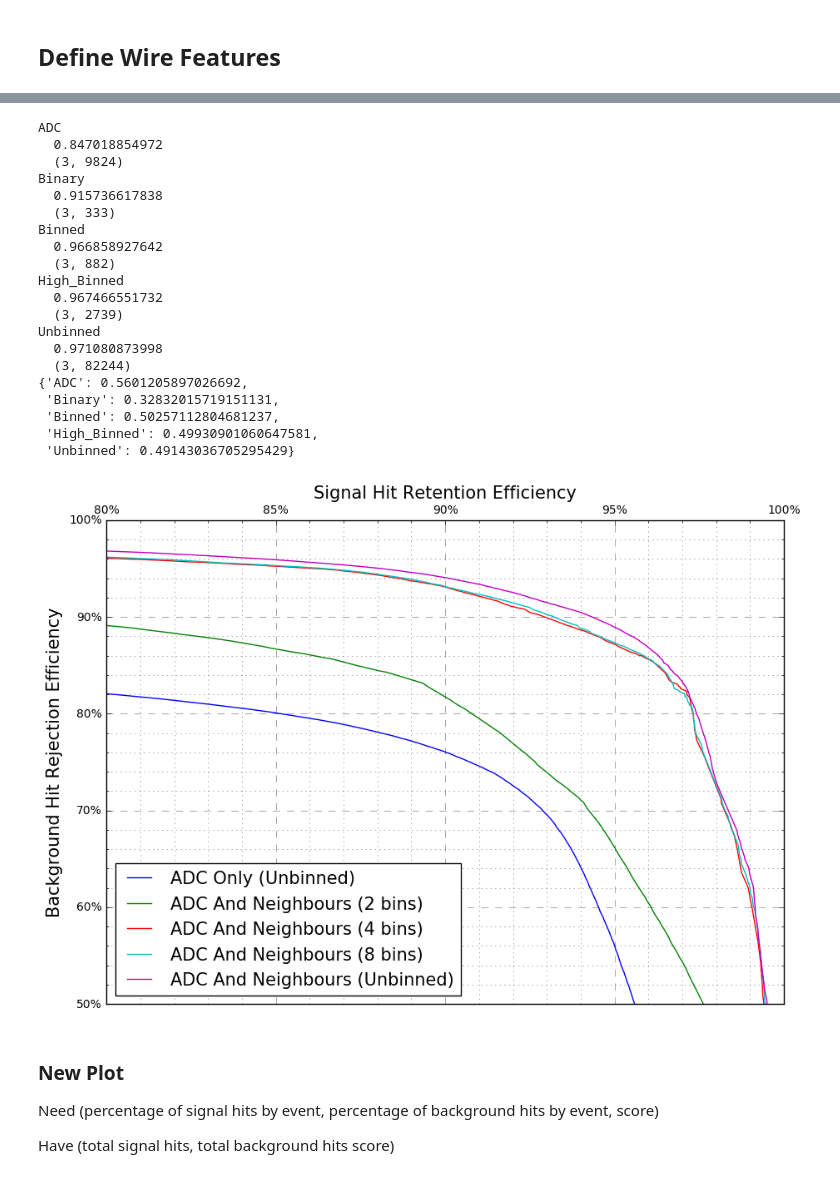
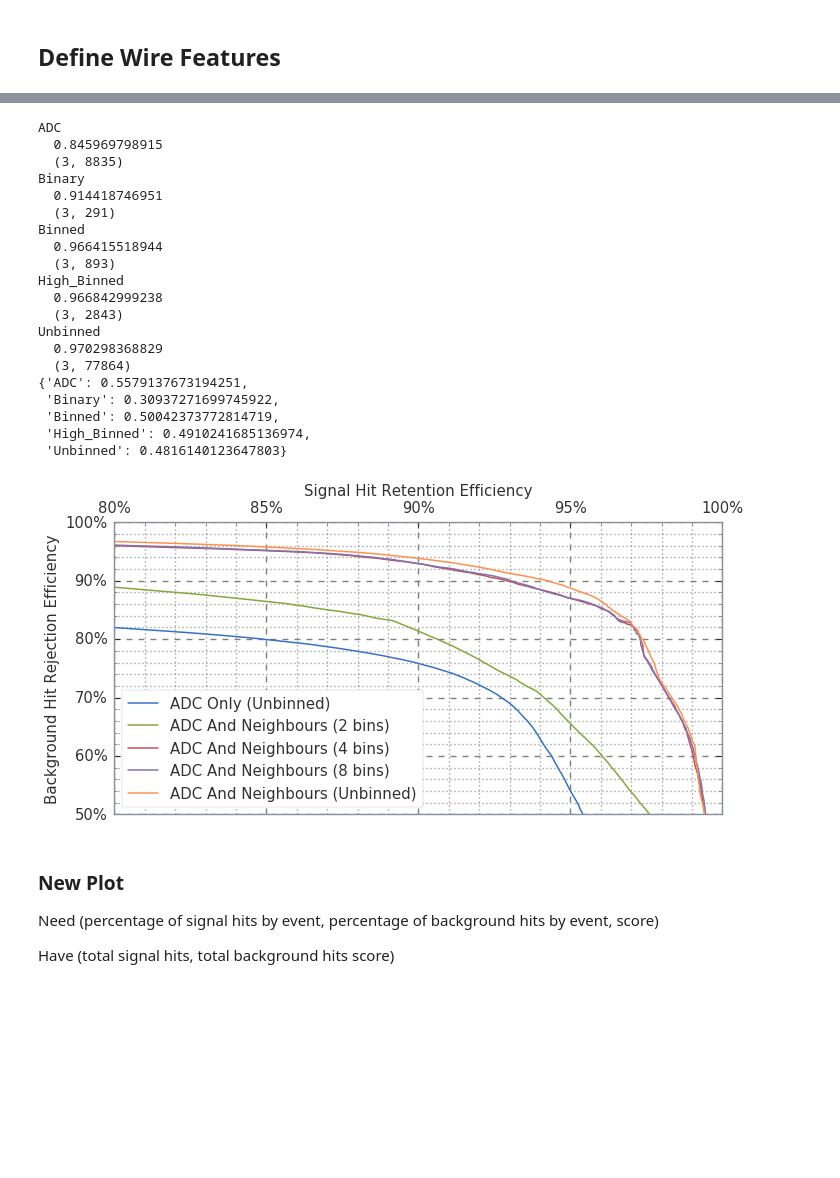
Before and after one commit to ewengillies/track-finding-yandex, a Jupyter notebook: notebooks/BonsaiBDT.ipynb, the cells around one changed output, grey strips where cells are left out. Cells and saved outputs as stored; diff of their text form; code cells hidden in the pictures; blank space fills up the shorter version.

Commit message:
BBDT working at board level

```diff
--- a/notebooks/BonsaiBDT.ipynb
+++ b/notebooks/BonsaiBDT.ipynb
@@ -192 +164,4 @@ test_s_evt_samp_masks, test_s_hit_masks = reset_masks(test_s_evt_samp, test_s.cd
+# %%
+import matplotlib as mpl
+mpl.rcParams['legend.facecolor'] = 'inherit'
 # %%
@@ -402,7 +398,6 @@ show()
 # %%
 f_size = 10
 plot_set_font(size=f_size)
-figsize(7*1.5, 5*1.5)
 curve_dict = dict()
 
 cla_dict = {}
@@ -413,54 +408,54 @@ cla_dict["High_Binned"] = "ADC And Neighbours (8 bins)"
 cla_dict["Unbinned"] = "ADC And Neighbours (Unbinned)"
 threshold_dict = {}
 
 
 for cla in factory.keys():
     pred = None
     if cla == "ADC":
-        pred =  1.0/np.log10(test_s.cdc.get_measurement(test_s.cdc.edep_name, events=test_s_evt_samp[0]))
+        pred =  1/np.log10(1+test_s.cdc.get_measurement(test_s.cdc.edep_name, events=test_s_evt_samp[0]))
     else:
         pred = bbdt_diagnostics.prediction[cla][:,1]
     plot_roc_curve(bbdt_diagnostics.target,
                    pred,
                    label=cla_dict[cla],
                    zoom=True,
                    zoom_x_lims=[80,100],
                    zoom_y_lims=[50,100],
                    datum_label="Hit")
 
-    print cla
-    print "  {}".format(roc_auc_score(bbdt_diagnostics.target,
-                                      pred))
+    print(cla)
+    print("  {}".format(roc_auc_score(bbdt_diagnostics.target,
+                                      pred)))
     curve = roc_curve(bbdt_diagnostics.target,
                                 pred)
-    print "  {}".format(np.array(curve).shape)
+    print("  {}".format(np.array(curve).shape))
     curve_dict[cla] = curve
     threshold_dict[cla] = curve[2][np.argmin( np.abs(curve[1] - 0.80))]
 
 pprint(threshold_dict)
 plt.show()
 # %% [output]
 ADC
-  0.847018854972
-  (3, 9824)
+  0.845969798915
+  (3, 8835)
 Binary
-  0.915736617838
-  (3, 333)
+  0.914418746951
+  (3, 291)
 Binned
-  0.966858927642
-  (3, 882)
+  0.966415518944
+  (3, 893)
 High_Binned
-  0.967466551732
-  (3, 2739)
+  0.966842999238
+  (3, 2843)
 Unbinned
-  0.971080873998
-  (3, 82244)
-{'ADC': 0.5601205897026692,
- 'Binary': 0.32832015719151131,
- 'Binned': 0.50257112804681237,
- 'High_Binned': 0.49930901060647581,
- 'Unbinned': 0.49143036705295429}
+  0.970298368829
+  (3, 77864)
+{'ADC': 0.5579137673194251,
+ 'Binary': 0.30937271699745922,
+ 'Binned': 0.50042373772814719,
+ 'High_Binned': 0.4910241685136974,
+ 'Unbinned': 0.4816140123647803}
-[figure, old version]
+[figure, new version]
 # %% [markdown]
 ### New Plot
 
```
Also changed, not shown: parts of 67 cells of this notebook, 6 other files.
